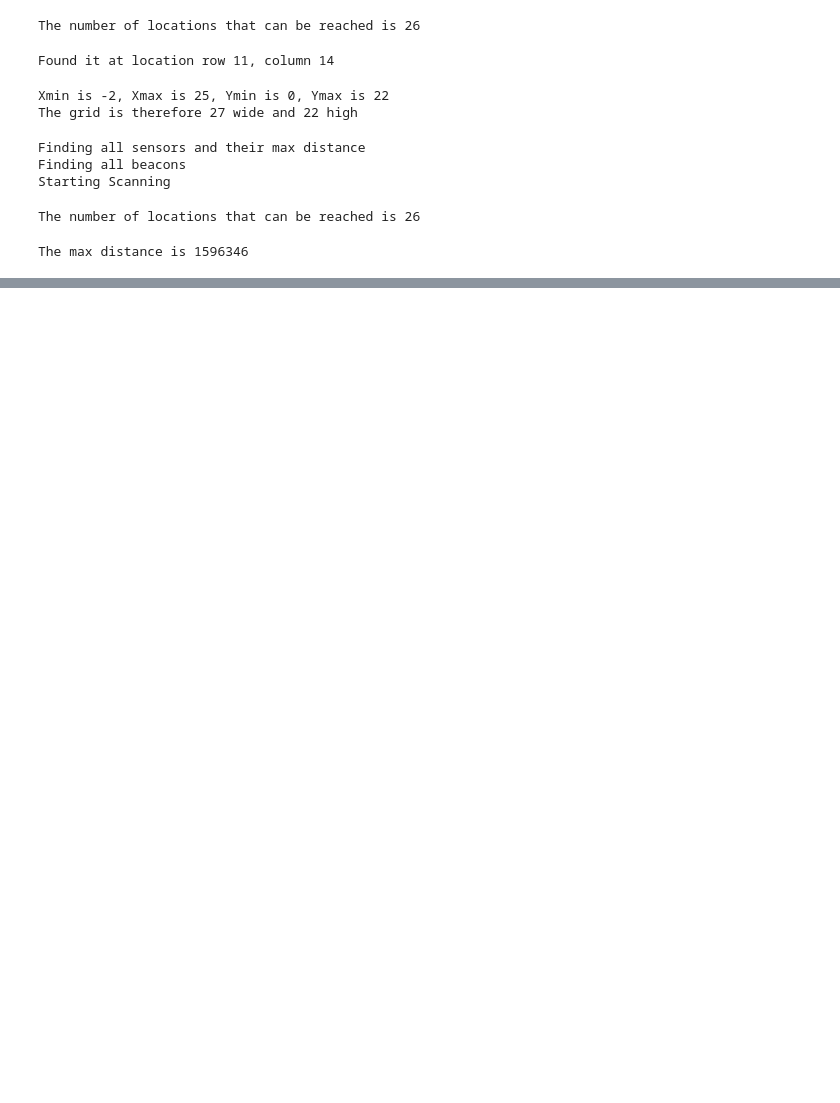
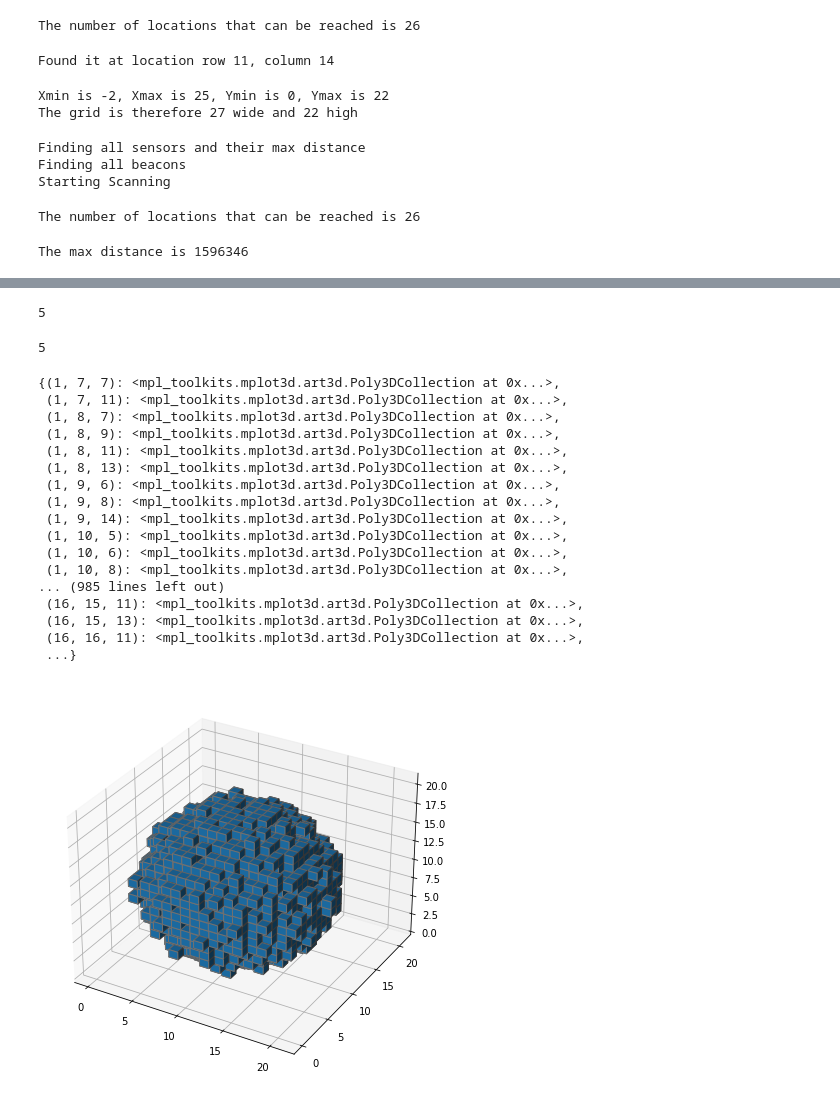
Before and after one commit to technomupet67/Advent-2022, a Jupyter notebook: Advent_2022_v2.ipynb, the cells around one changed output, grey strips where cells are left out. Drawn from its saved outputs; the diff is of its cells as text; code cells hidden in the pictures; blank space fills up the shorter version.

```diff
--- a/Advent_2022_v2.ipynb
+++ b/Advent_2022_v2.ipynb
@@ -2039,6 +2055,3 @@ for i in sens:
 print(f'The max distance is {max_d}')
 # %% [output]
 The max distance is 1596346
-# %%
-for i in range(0,21):
-  for j in range(0,21):
@@ -2044,0 +2104,15 @@ for i in range(0,21):
+# %%
+
+with open("input_day18.txt", "r") as txt_file:
+  data = txt_file.readlines()
+
+for i in range(len(data)):
+  data[i] = data[i].strip().split(',')
+
+the_list=[]
+for line in data:
+  the_list.append(list(line))
+
+another_list=[]
+for line in the_list:
+  another_list.append((int(line[0]),int(line[1]),int(line[2])))
@@ -2044,0 +2187,50 @@ for i in range(0,21):
+# %%
+cubes[0].num_sides
+# %% [output]
+5
+# %%
+cubes[1].num_sides
+# %% [output]
+5
+# %%
+# Import libraries
+import matplotlib.pyplot as plt
+from mpl_toolkits.mplot3d import Axes3D
+import numpy as np
+
+
+# Create axis
+axes = [21, 21, 21]
+
+# Create Data of empty space
+data2 = np.zeros(axes, dtype=np.bool)
+
+for c in cubes:
+  data2[c.x,c.y,c.z] = 1
+
+# Plot figure
+fig =plt.figure(figsize=(7,21))
+ax = fig.add_subplot(111, projection='3d')
+
+# Voxels is used to customizations of
+# the sizes, positions and colors.
+ax.voxels(data2, edgecolors='grey')
+# %% [output]
+{(1, 7, 7): <mpl_toolkits.mplot3d.art3d.Poly3DCollection at 0x...>,
+ (1, 7, 11): <mpl_toolkits.mplot3d.art3d.Poly3DCollection at 0x...>,
+ (1, 8, 7): <mpl_toolkits.mplot3d.art3d.Poly3DCollection at 0x...>,
+ (1, 8, 9): <mpl_toolkits.mplot3d.art3d.Poly3DCollection at 0x...>,
+ (1, 8, 11): <mpl_toolkits.mplot3d.art3d.Poly3DCollection at 0x...>,
+ (1, 8, 13): <mpl_toolkits.mplot3d.art3d.Poly3DCollection at 0x...>,
+ (1, 9, 6): <mpl_toolkits.mplot3d.art3d.Poly3DCollection at 0x...>,
+ (1, 9, 8): <mpl_toolkits.mplot3d.art3d.Poly3DCollection at 0x...>,
+ (1, 9, 14): <mpl_toolkits.mplot3d.art3d.Poly3DCollection at 0x...>,
+ (1, 10, 5): <mpl_toolkits.mplot3d.art3d.Poly3DCollection at 0x...>,
+ (1, 10, 6): <mpl_toolkits.mplot3d.art3d.Poly3DCollection at 0x...>,
+ (1, 10, 8): <mpl_toolkits.mplot3d.art3d.Poly3DCollection at 0x...>,
+... (985 lines left out)
+ (16, 15, 11): <mpl_toolkits.mplot3d.art3d.Poly3DCollection at 0x...>,
+ (16, 15, 13): <mpl_toolkits.mplot3d.art3d.Poly3DCollection at 0x...>,
+ (16, 16, 11): <mpl_toolkits.mplot3d.art3d.Poly3DCollection at 0x...>,
+ ...}
+[figure, added]
```
Also changed, not shown: parts of 14 cells of this notebook, 5 other files.
